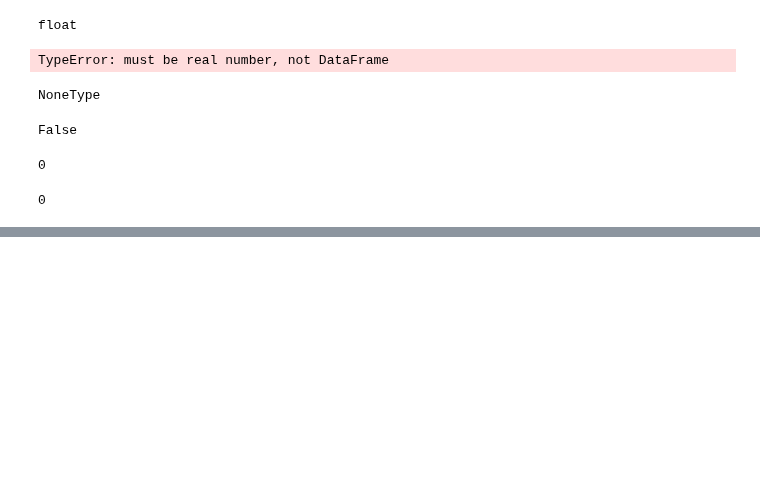
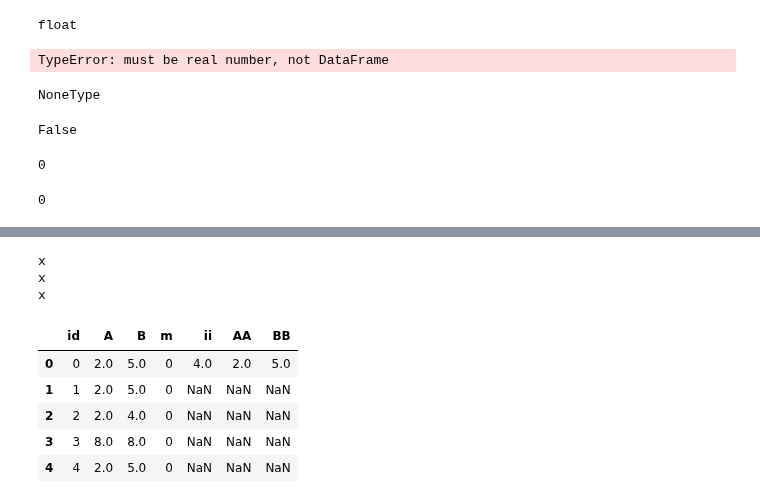
Before and after one commit to ai357060/flower, a Jupyter notebook: wm/sand.ipynb, the cells around one changed output, grey strips where cells are left out. Drawn from its saved outputs; the diff is of its cells as text; code cells hidden in the pictures; blank space fills up the shorter version.

```diff
--- a/wm/sand.ipynb
+++ b/wm/sand.ipynb
@@ -516,0 +549,5 @@ print(difference)
+# %%
+df = pd.DataFrame({'A' : [2,4,3,8,5], 'B' : [2,4,3,8,5]})
+df['id'] = df.index
+df['m'] = 0
+df = df[['id','A','B','m']]
@@ -516,0 +563,41 @@ print(difference)
+# %%
+onemore=1
+while onemore>0:
+    onemore=0
+    print('x')
+    for i in range(1,len(df)):
+        df['ii'] = df.id.shift(-i)
+        df['AA'] = df.A.shift(-i)
+        df['BB'] = df.B.shift(-i)
+        df['m'] = np.where(
+#             (
+#                 (((df.AA>=df.A)&(df.AA<=df.B+1))|((df.BB>=df.A-1)&(df.BB<=df.B)))
+#                 |
+#                 (((df.A>=df.AA)&(df.A<=df.BB+1))|((df.B>=df.AA-1)&(df.B<=df.BB)))
+#             )
+#             &
+#             (
+#                 (df.AA!=df.A)&(df.AA!=df.B)
+#             )
+            isoverlap(df.AA,df.A,df.BB,df.B)
+            ,1,0)
+        df.loc[df.m==1,'A'] = df[['A','AA']].min(axis=1)
+        df.loc[df.m==1,'B'] = df[['B','BB']].max(axis=1)
+
+        df['A'] = df.merge(df[df.m==1][['ii','A','B']],left_on=['id'], right_on = ['ii'], how='left')['A_y'].fillna(df['A'])
+        df['B'] = df.merge(df[df.m==1][['ii','A','B']],left_on=['id'], right_on = ['ii'], how='left')['B_y'].fillna(df['B'])
+        if onemore==0:
+            onemore = df.m.sum()
+# %% [output]
+x
+x
+x
+# %%
+df
+# %% [output]
+|  | id | A | B | m | ii | AA | BB |
+| 0 | 0 | 2.0 | 5.0 | 0 | 4.0 | 2.0 | 5.0 |
+| 1 | 1 | 2.0 | 5.0 | 0 | NaN | NaN | NaN |
+| 2 | 2 | 2.0 | 4.0 | 0 | NaN | NaN | NaN |
+| 3 | 3 | 8.0 | 8.0 | 0 | NaN | NaN | NaN |
+| 4 | 4 | 2.0 | 5.0 | 0 | NaN | NaN | NaN |
```
Also changed, not shown: parts of 36 cells of this notebook, 3 other files.
